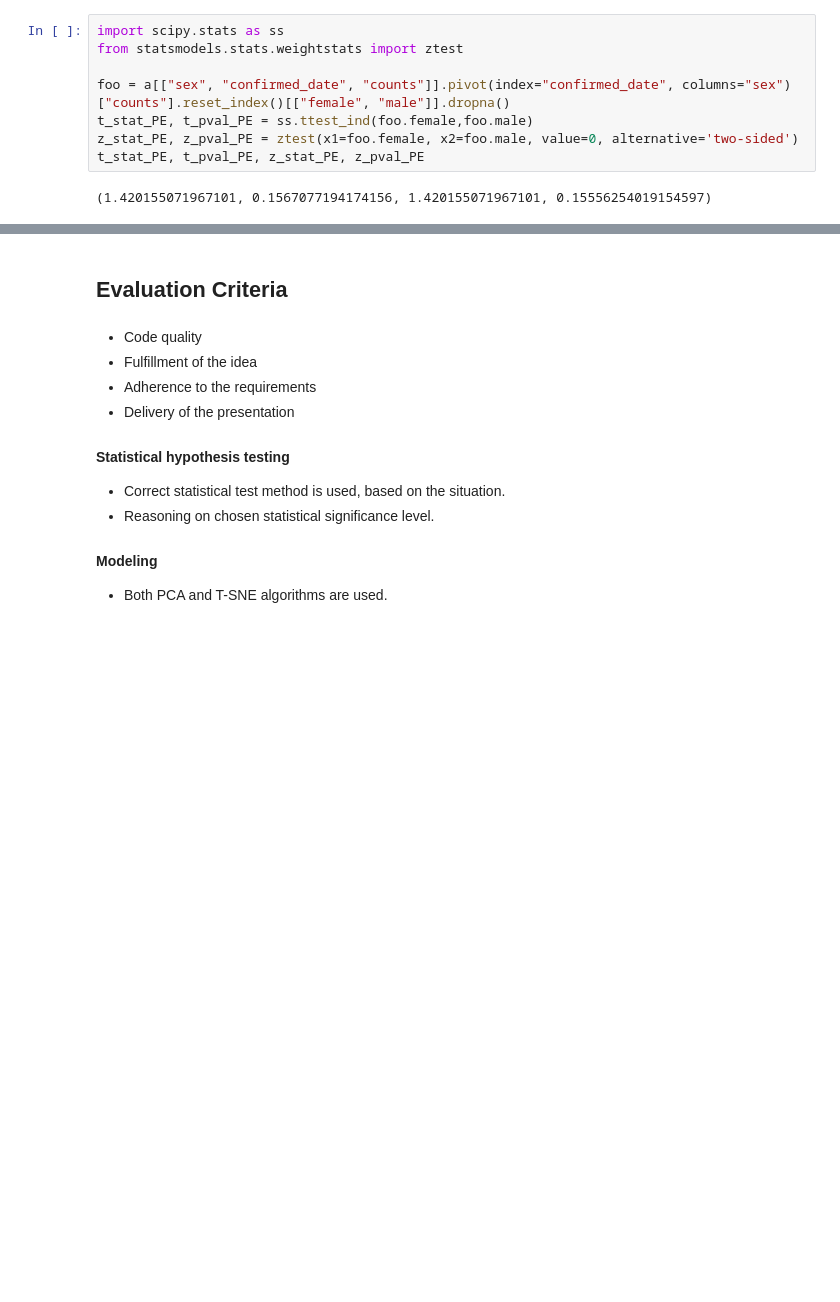
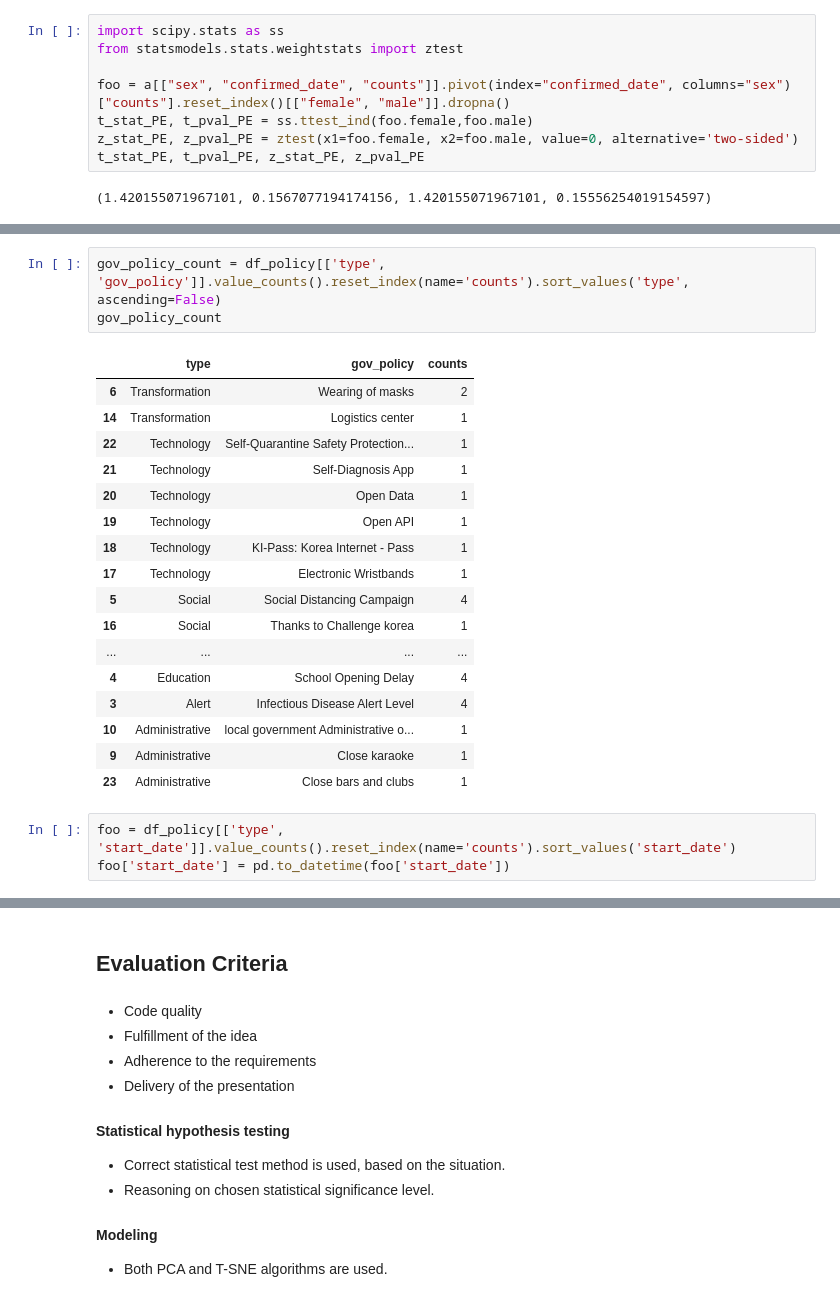
Before and after one commit to miglegervyte/bioinfo, a Jupyter notebook: 141.ipynb, the cells around one changed output, grey strips where cells are left out. Drawn from its saved outputs; the diff is of its cells as text; blank space fills up the shorter version.

```diff
--- a/141.ipynb
+++ b/141.ipynb
@@ -286,0 +296,24 @@ t_stat_PE, t_pval_PE, z_stat_PE, z_pval_PE
+# %%
+gov_policy_count = df_policy[['type', 'gov_policy']].value_counts().reset_index(name='counts').sort_values('type', ascending=False)
+gov_policy_count
+# %% [output]
+|  | type | gov_policy | counts |
+| 6 | Transformation | Wearing of masks | 2 |
+| 14 | Transformation | Logistics center | 1 |
+| 22 | Technology | Self-Quarantine Safety Protection... | 1 |
+| 21 | Technology | Self-Diagnosis App | 1 |
+| 20 | Technology | Open Data | 1 |
+| 19 | Technology | Open API | 1 |
+| 18 | Technology | KI-Pass: Korea Internet - Pass | 1 |
+| 17 | Technology | Electronic Wristbands | 1 |
+| 5 | Social | Social Distancing Campaign | 4 |
+| 16 | Social | Thanks to Challenge korea | 1 |
+| ... | ... | ... | ... |
+| 4 | Education | School Opening Delay | 4 |
+| 3 | Alert | Infectious Disease Alert Level | 4 |
+| 10 | Administrative | local government Administrative o... | 1 |
+| 9 | Administrative | Close karaoke | 1 |
+| 23 | Administrative | Close bars and clubs | 1 |
+# %%
+foo = df_policy[['type', 'start_date']].value_counts().reset_index(name='counts').sort_values('start_date')
+foo['start_date'] = pd.to_datetime(foo['start_date'])
```
Also changed, not shown: parts of 5 cells of this notebook.
